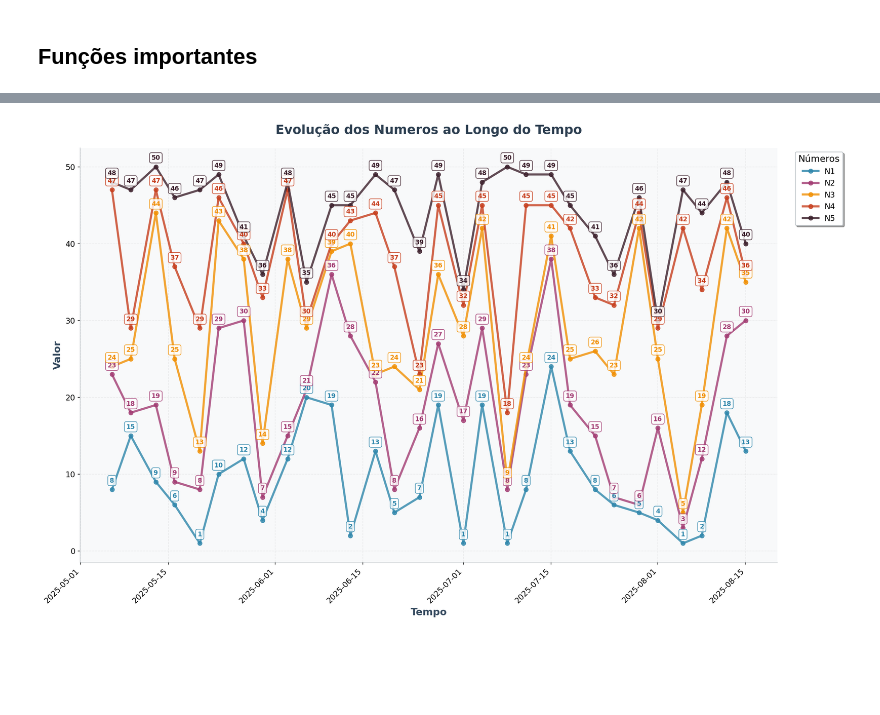
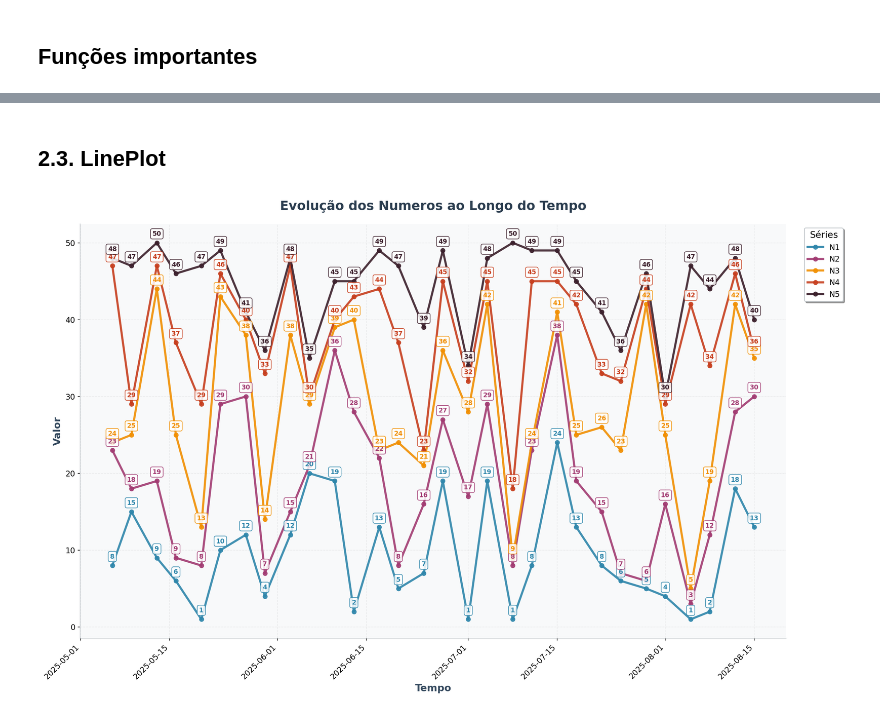
Before and after one commit to Vullkano/EuroMillions, a Jupyter notebook: notebooks/2.data_visualization.ipynb, the cells around one changed output, grey strips where cells are left out. Drawn from its saved outputs; the diff is of its cells as text; code cells hidden in the pictures; blank space fills up the shorter version.

Commit message:
Visualizações Finalizadas

```diff
--- a/notebooks/2.data_visualization.ipynb
+++ b/notebooks/2.data_visualization.ipynb
@@ -68,4 +117,6 @@ plot_violinplot(df_numeros, titulo='Distribuição dos Números Selecionados - V
+# %% [markdown]
+## 2.3. LinePlot
 # %%
-plot_evolucao_tempo(df, coluna_data='date', titulo='Evolução dos Numeros ao Longo do Tempo', n_recentes=30)
+plot_lineplot(df, colunas=df_numeros.columns, coluna_data='date', titulo='Evolução dos Numeros ao Longo do Tempo', n_recentes=30)
 # %% [output]
-[figure, old version]
+[figure, new version]
```
Also changed, not shown: parts of 36 cells of this notebook, 4 other files.
